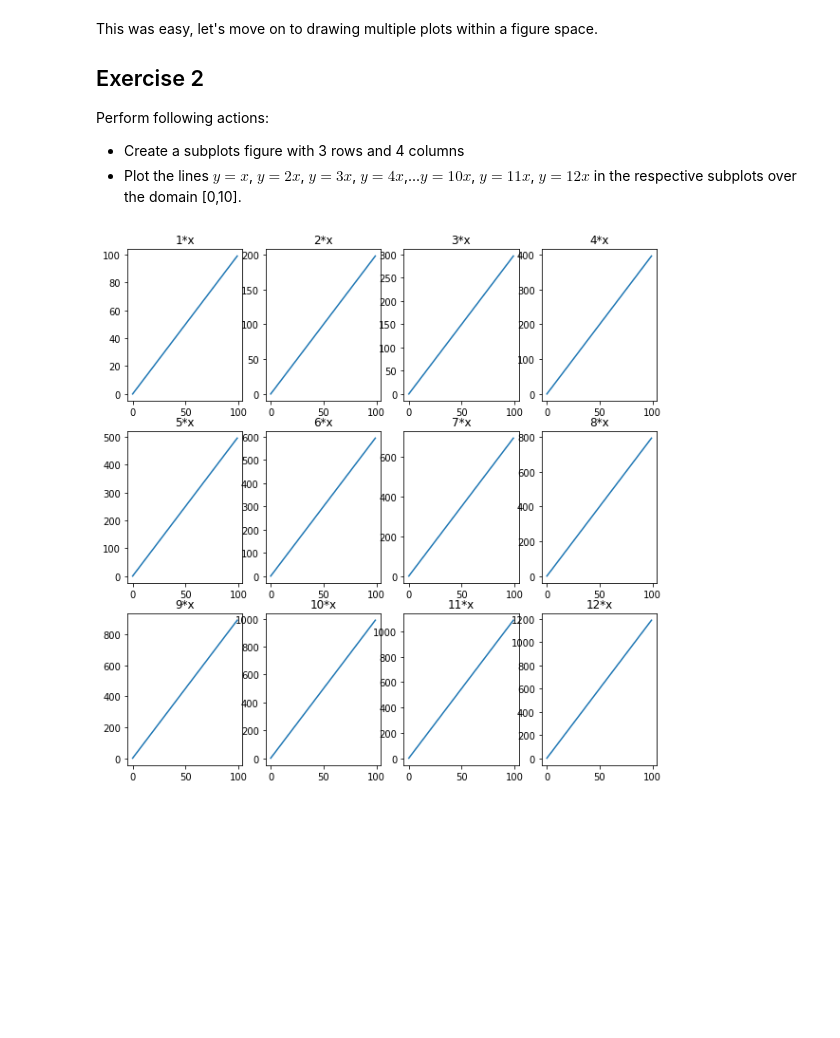
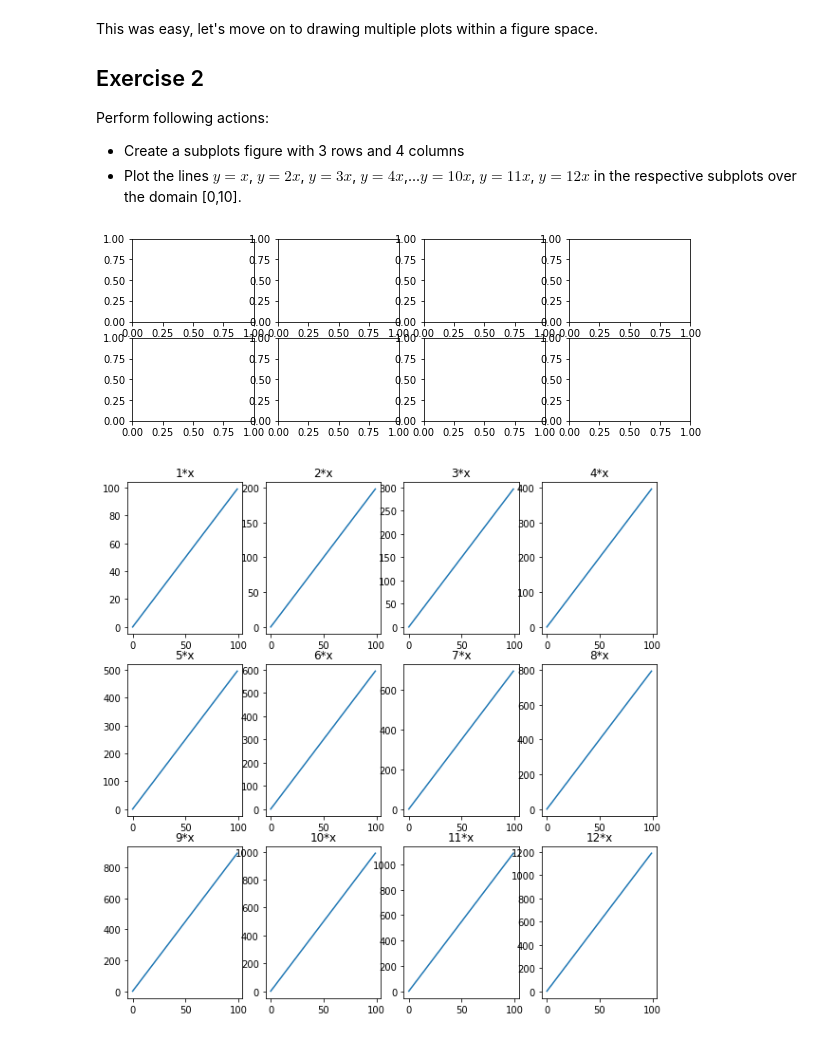
Before and after one commit to OsterMendel/dsc-more-practice-with-matplotlib-lab-nyc-ds-021720, a Jupyter notebook: index.ipynb, the cells around one changed output. Cells and saved outputs as stored; diff of their text form; code cells hidden in the pictures; blank space fills up the shorter version.

```diff
--- a/index.ipynb
+++ b/index.ipynb
@@ -87,17 +87,19 @@ Perform following actions:
 # %%
 nfig = plt.figure(figsize=(10,7))
 ax1 = nfig.add_subplot(441)
 ax2 = nfig.add_subplot(442)
 ax3 = nfig.add_subplot(443)
 ax4 = nfig.add_subplot(444)
 ax5 = nfig.add_subplot(445)
 ax6 = nfig.add_subplot(446)
 ax7 = nfig.add_subplot(447)
 ax8 = nfig.add_subplot(448)
-# ax9 = nfig.add_subplot(349)
-# ax10 = nfig.add_subplot(341)
-# ax11 = nfig.add_subplot(342)
-# ax12 = nfig.add_subplot(343)
+ax9 = nfig.add_subplot(349)
+ax10 = nfig.add_subplot(341)
+ax11 = nfig.add_subplot(342)
+ax12 = nfig.add_subplot(343)
+# %% [output]
+[figure, added]
 # %%
 # %% [output]
 [figure]
```
